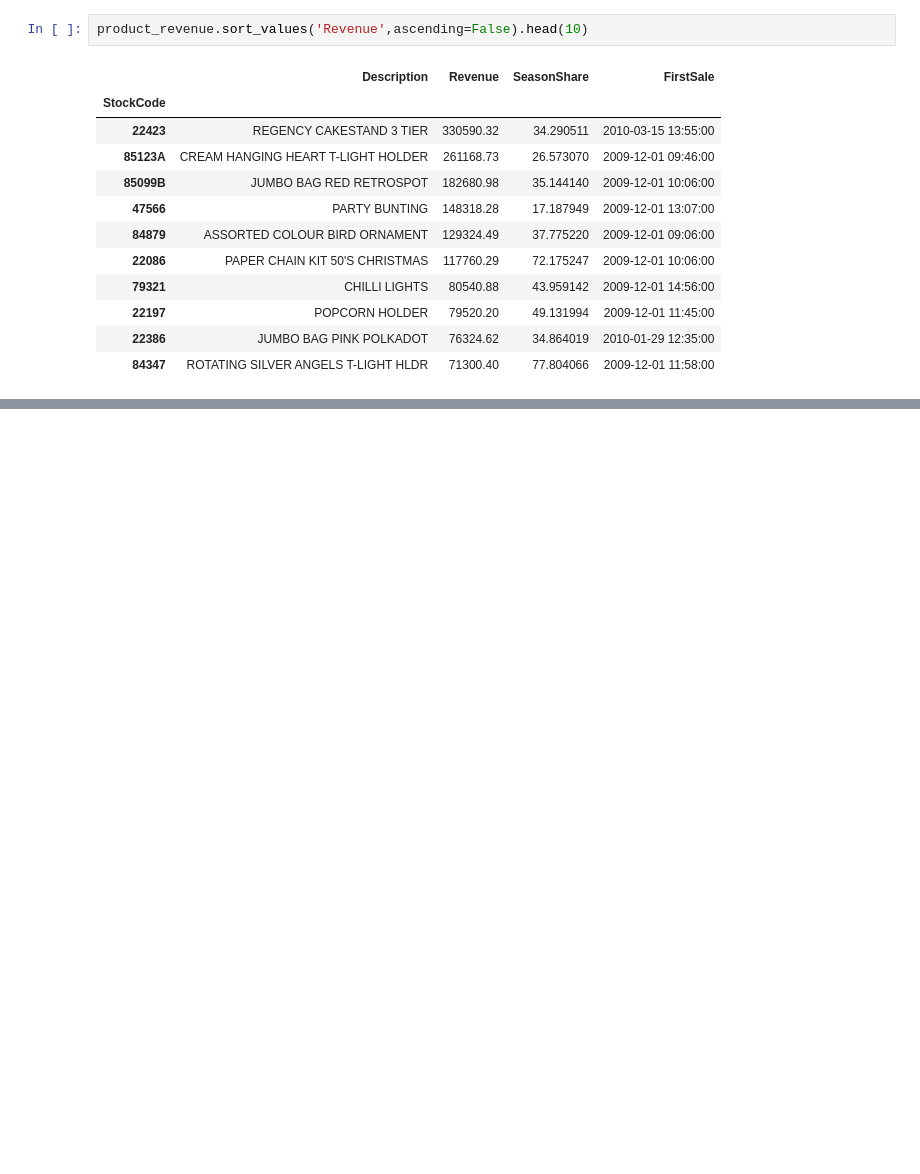
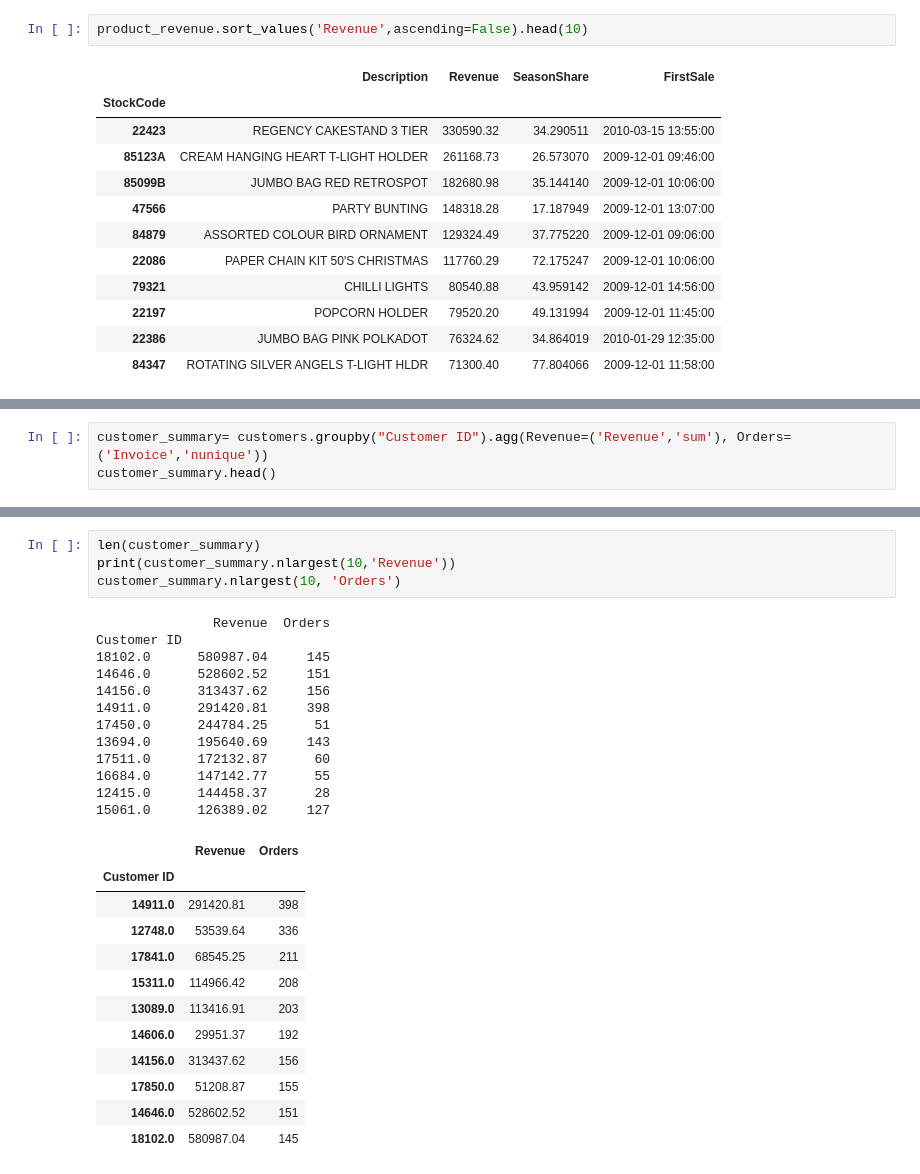
Before and after one commit to mohamadsfares/retail-sales-analysis, a Jupyter notebook: 02_analysis.ipynb, the cells around one changed output, grey strips where cells are left out. Drawn from its saved outputs; the diff is of its cells as text; blank space fills up the shorter version.

```diff
--- a/02_analysis.ipynb
+++ b/02_analysis.ipynb
@@ -195,0 +207,3 @@ product_revenue.sort_values('Revenue',ascending=False).head(10)
+# %%
+customer_summary= customers.groupby("Customer ID").agg(Revenue=('Revenue','sum'), Orders= ('Invoice','nunique'))
+customer_summary.head()
@@ -195,0 +218,29 @@ product_revenue.sort_values('Revenue',ascending=False).head(10)
+# %%
+len(customer_summary)
+print(customer_summary.nlargest(10,'Revenue'))
+customer_summary.nlargest(10, 'Orders')
+# %% [output]
+               Revenue  Orders
+Customer ID
+18102.0      580987.04     145
+14646.0      528602.52     151
+14156.0      313437.62     156
+14911.0      291420.81     398
+17450.0      244784.25      51
+13694.0      195640.69     143
+17511.0      172132.87      60
+16684.0      147142.77      55
+12415.0      144458.37      28
+15061.0      126389.02     127
+|  | Revenue | Orders |
+| Customer ID |  |  |
+| 14911.0 | 291420.81 | 398 |
+| 12748.0 | 53539.64 | 336 |
+| 17841.0 | 68545.25 | 211 |
+| 15311.0 | 114966.42 | 208 |
+| 13089.0 | 113416.91 | 203 |
+| 14606.0 | 29951.37 | 192 |
+| 14156.0 | 313437.62 | 156 |
+| 17850.0 | 51208.87 | 155 |
+| 14646.0 | 528602.52 | 151 |
+| 18102.0 | 580987.04 | 145 |
```
Also changed, not shown: parts of 4 cells of this notebook, 1 other file.
